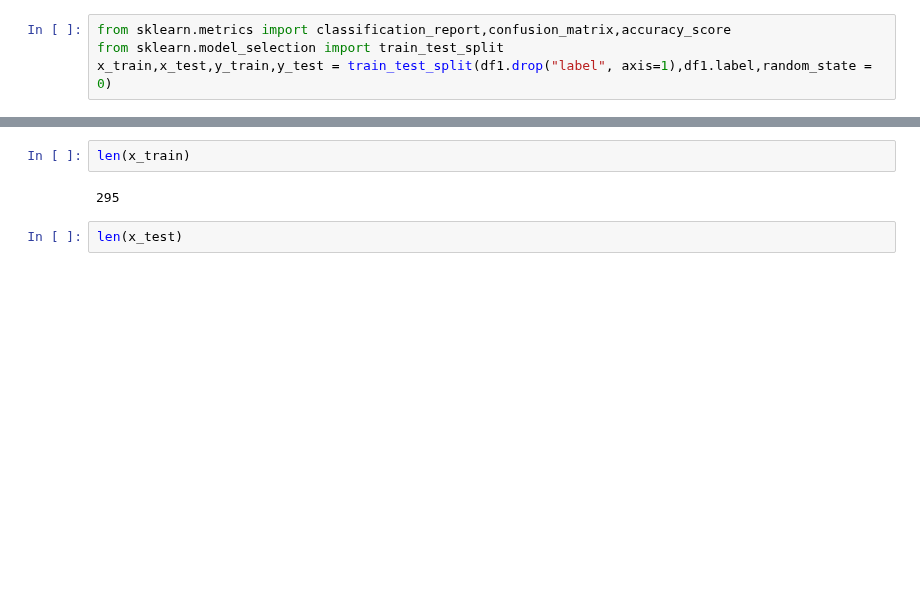
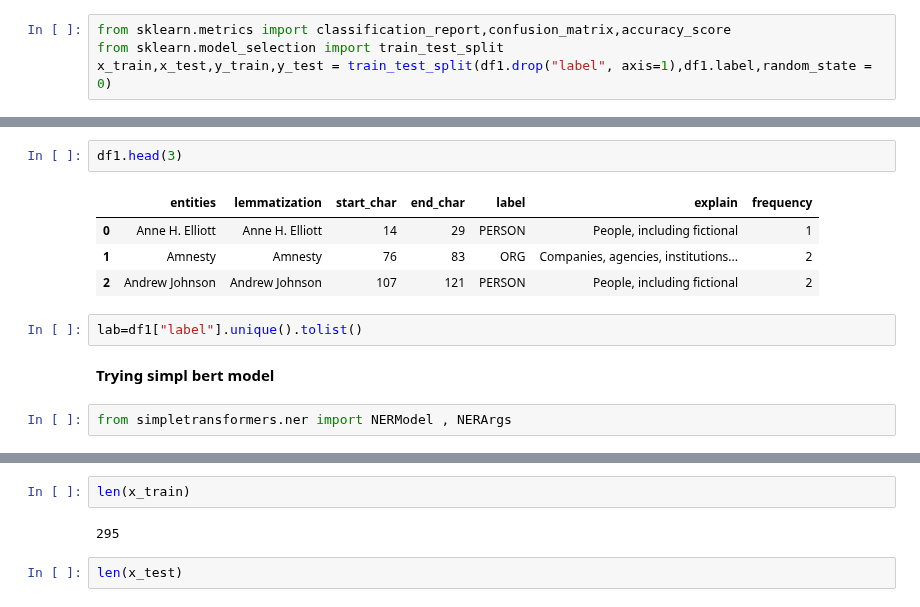
Before and after one commit to wassimchouchen/Natural-Language-Processing, a Jupyter notebook: ner-pos-tag-and-embedding.ipynb, the cells around one changed output, grey strips where cells are left out. Cells and saved outputs as stored; diff of their text form; blank space fills up the shorter version.

```diff
--- a/ner-pos-tag-and-embedding.ipynb
+++ b/ner-pos-tag-and-embedding.ipynb
@@ -739,0 +827,13 @@ x_train,x_test,y_train,y_test = train_test_split(df1.drop("label", axis=1),df1.l
+# %%
+df1.head(3)
+# %% [output]
+|  | entities | lemmatization | start_char | end_char | label | explain | frequency |
+| 0 | Anne H. Elliott | Anne H. Elliott | 14 | 29 | PERSON | People, including fictional | 1 |
+| 1 | Amnesty | Amnesty | 76 | 83 | ORG | Companies, agencies, institutions... | 2 |
+| 2 | Andrew Johnson | Andrew Johnson | 107 | 121 | PERSON | People, including fictional | 2 |
+# %%
+lab=df1["label"].unique().tolist()
+# %% [markdown]
+**Trying simpl bert model**
+# %%
+from simpletransformers.ner import NERModel , NERArgs
```
Also changed, not shown: parts of 39 cells of this notebook.
